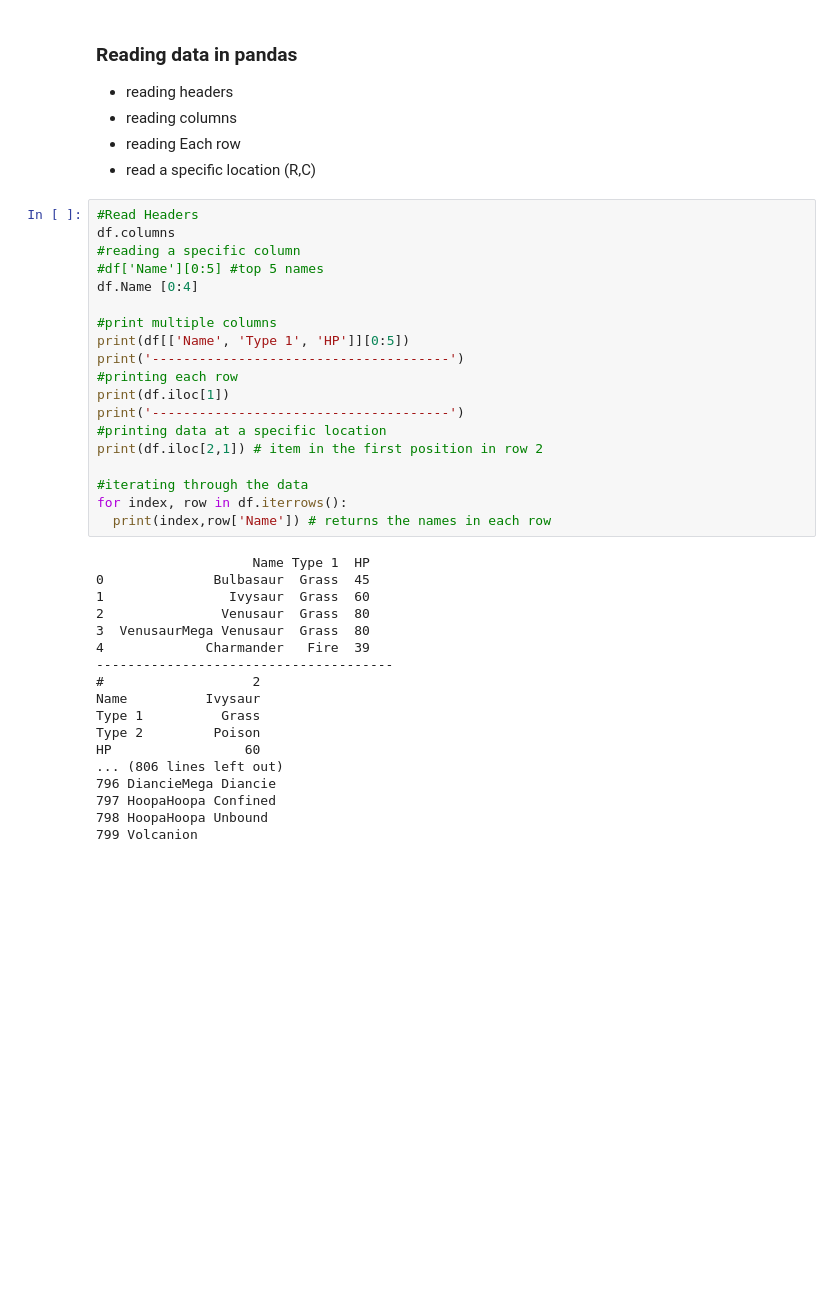
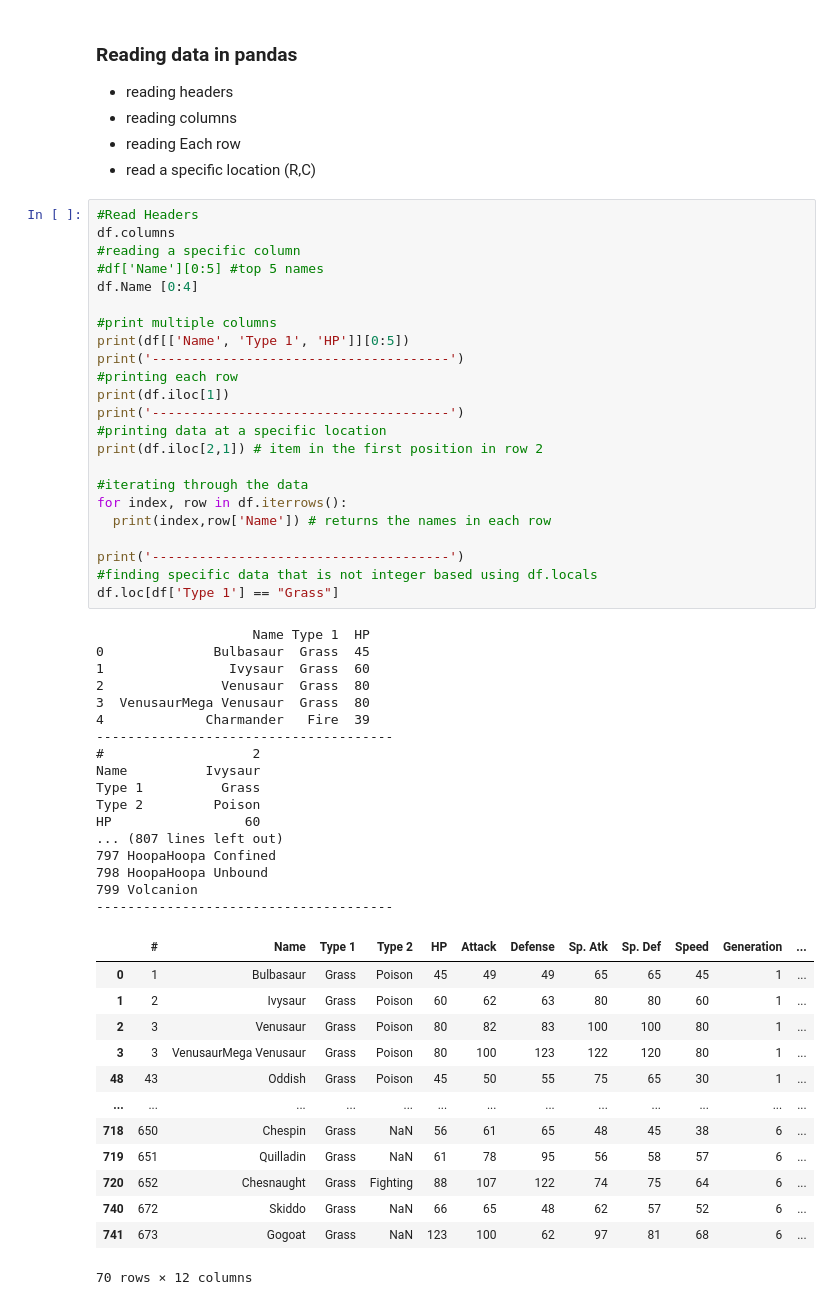
Before and after one commit to f-ssemwanga/pandas-numpy-repo, a Jupyter notebook: pandasDemo.ipynb, the cells around one changed output. Saved outputs shown, nothing was run; the diff lists cells and outputs as text; blank space fills up the shorter version.

Commit message:
completed reading data and sorting data

```diff
--- a/pandasDemo.ipynb
+++ b/pandasDemo.ipynb
@@ -27,32 +27,49 @@ df.columns
 df.Name [0:4]
 
 #print multiple columns
 print(df[['Name', 'Type 1', 'HP']][0:5])
 print('--------------------------------------')
 #printing each row
 print(df.iloc[1])
 print('--------------------------------------')
 #printing data at a specific location
 print(df.iloc[2,1]) # item in the first position in row 2
 
 #iterating through the data
 for index, row in df.iterrows():
   print(index,row['Name']) # returns the names in each row
+
+print('--------------------------------------')
+#finding specific data that is not integer based using df.locals
+df.loc[df['Type 1'] == "Grass"]
 # %% [output]
                     Name Type 1  HP
 0              Bulbasaur  Grass  45
 1                Ivysaur  Grass  60
 2               Venusaur  Grass  80
 3  VenusaurMega Venusaur  Grass  80
 4             Charmander   Fire  39
 --------------------------------------
 #                   2
 Name          Ivysaur
 Type 1          Grass
 Type 2         Poison
 HP                 60
-... (806 lines left out)
-796 DiancieMega Diancie
+... (807 lines left out)
 797 HoopaHoopa Confined
 798 HoopaHoopa Unbound
 799 Volcanion
+--------------------------------------
+|  | # | Name | Type 1 | Type 2 | HP | Attack | Defense | Sp. Atk | Sp. Def | Speed | Generation | ... |
+| 0 | 1 | Bulbasaur | Grass | Poison | 45 | 49 | 49 | 65 | 65 | 45 | 1 | ... |
+| 1 | 2 | Ivysaur | Grass | Poison | 60 | 62 | 63 | 80 | 80 | 60 | 1 | ... |
+| 2 | 3 | Venusaur | Grass | Poison | 80 | 82 | 83 | 100 | 100 | 80 | 1 | ... |
+| 3 | 3 | VenusaurMega Venusaur | Grass | Poison | 80 | 100 | 123 | 122 | 120 | 80 | 1 | ... |
+| 48 | 43 | Oddish | Grass | Poison | 45 | 50 | 55 | 75 | 65 | 30 | 1 | ... |
+| ... | ... | ... | ... | ... | ... | ... | ... | ... | ... | ... | ... | ... |
+| 718 | 650 | Chespin | Grass | NaN | 56 | 61 | 65 | 48 | 45 | 38 | 6 | ... |
+| 719 | 651 | Quilladin | Grass | NaN | 61 | 78 | 95 | 56 | 58 | 57 | 6 | ... |
+| 720 | 652 | Chesnaught | Grass | Fighting | 88 | 107 | 122 | 74 | 75 | 64 | 6 | ... |
+| 740 | 672 | Skiddo | Grass | NaN | 66 | 65 | 48 | 62 | 57 | 52 | 6 | ... |
+| 741 | 673 | Gogoat | Grass | NaN | 123 | 100 | 62 | 97 | 81 | 68 | 6 | ... |
+70 rows × 12 columns
```
Also changed, not shown: parts of 3 cells of this notebook.
